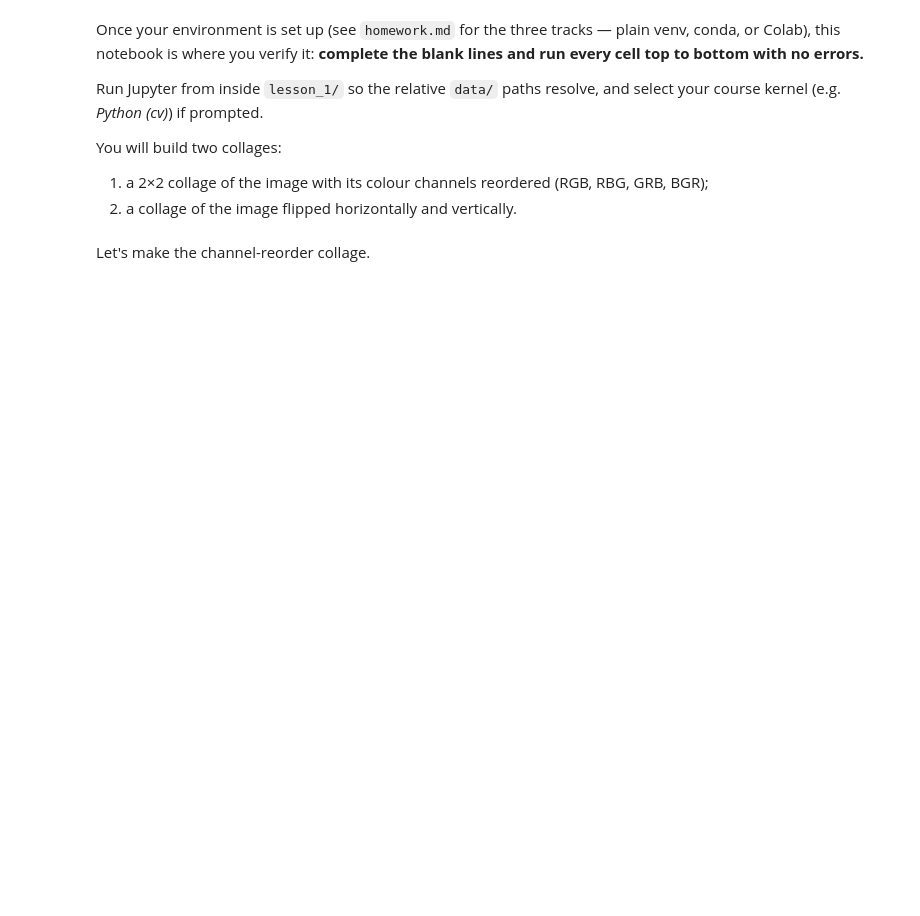
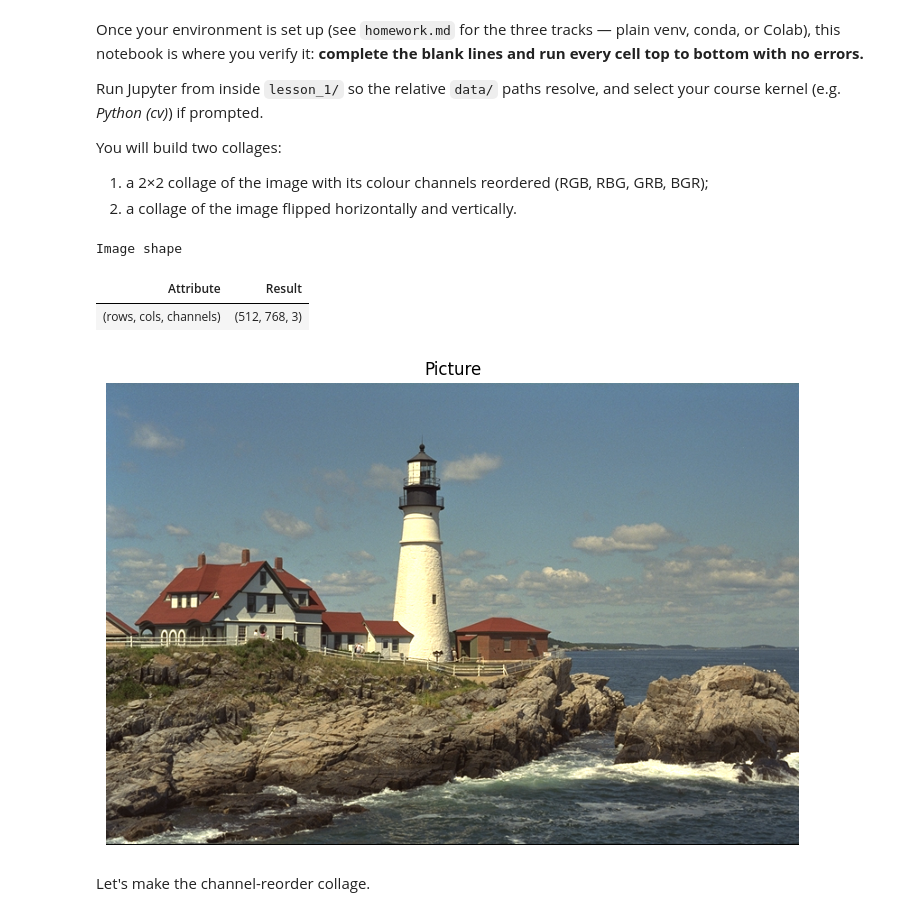
Before and after one commit to BogdanPinchuk/ComputerVision-PBY_HW1, a Jupyter notebook: Bohdan_Pinchuk_CV_HW1.ipynb, the cells around one changed output. Cells and saved outputs as stored; diff of their text form; code cells hidden in the pictures; blank space fills up the shorter version.

```diff
--- a/Bohdan_Pinchuk_CV_HW1.ipynb
+++ b/Bohdan_Pinchuk_CV_HW1.ipynb
@@ -86,8 +93,3 @@ Run Jupyter from inside `lesson_1/` so the relative `data/` paths resolve, and s
 You will build two collages:
 1. a 2×2 collage of the image with its colour channels reordered (RGB, RBG, GRB, BGR);
 2. a collage of the image flipped horizontally and vertically.
-# %%
-import cv2
-import numpy as np
-from matplotlib import pyplot as plt
-plt.rcParams['figure.figsize'] = [15, 10]
@@ -101,3 +96,63 @@ plt.imshow(img)
+# %%
+# Load data
+
+import cv2
+import numpy as np
+import apps.reporter as rpt
+from pathlib import Path
+from matplotlib import pyplot as plt
+
+# Input data
+file_name = "resources/images/kodim21.png"
+# Global config of the picture size
+# plt.rcParams['figure.figsize'] = [15, 10]
+
+# Solution
+file_path = Path(file_name)
+
+# Load an image (you can freely choose any image you like)
+if file_path.exists():
+    img_bgr = cv2.imread(file_path)
+else:
+    raise FileNotFoundError("File doesn't exist!")
+
+# Convert it to RGB
+if img_bgr is not None:
+    # Variant 1: using CV
+    # img_rgb = cv2.cvtColor(img_bgr, cv2.COLOR_BGR2RGB)
+    # Variant 2: reversed slicing
+    img_rgb = img_bgr[..., ::-1]
+else:
+    raise ValueError('Incorrect input data "img_rgb"!')
+
+rp = rpt.Reporter()
+rp.add_item("(rows, cols, channels)", str(img_rgb.shape))
+
+# Print results
+rp.print_pd_report("Image shape")
+# %% [output]
+Image shape
+| Attribute | Result |
+| (rows, cols, channels) | (512, 768, 3) |
+# %%
+# Graphic results
+
+import matplotlib.pyplot as plt
+
+# Input data
+data = img_rgb
+
+# Solution
+_, ax = plt.subplots(figsize=(9, 6))
+
+ax.imshow(data)
+ax.axis('off')
+
+# Plot it
+plt.title("Picture")
+plt.show()
+# %% [output]
+[figure, added]
 # %% [markdown]
 Let's make the channel-reorder collage.
 # %%
```
Also changed, not shown: parts of 3 cells of this notebook, 5 other files.
